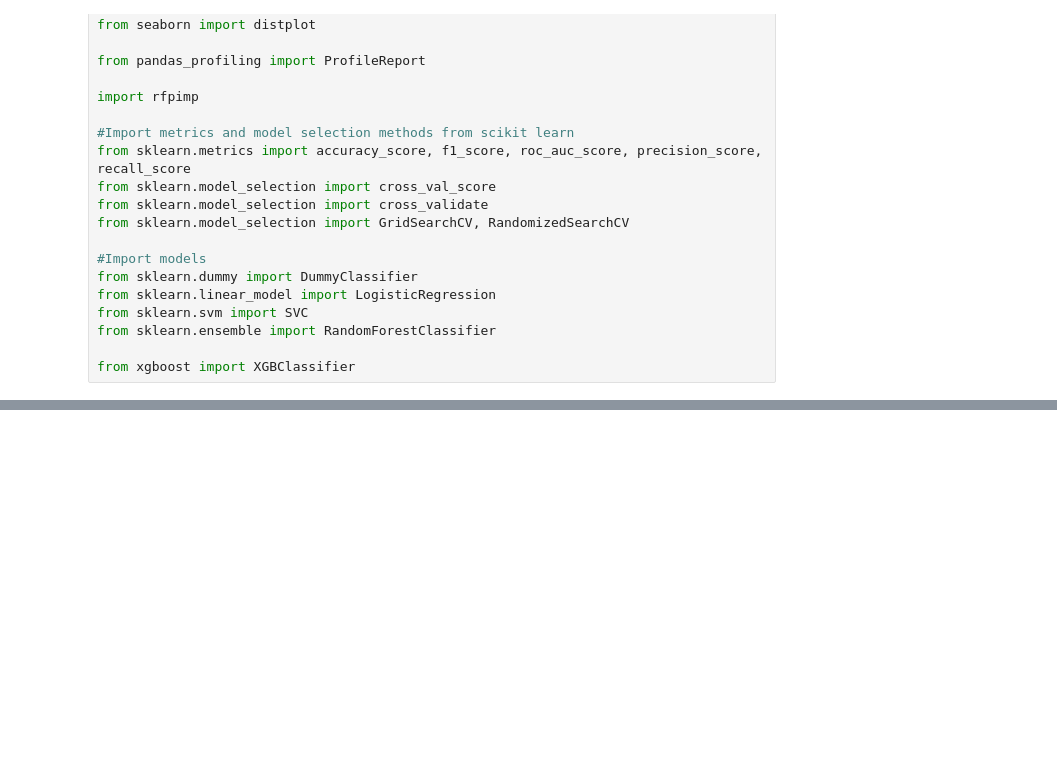
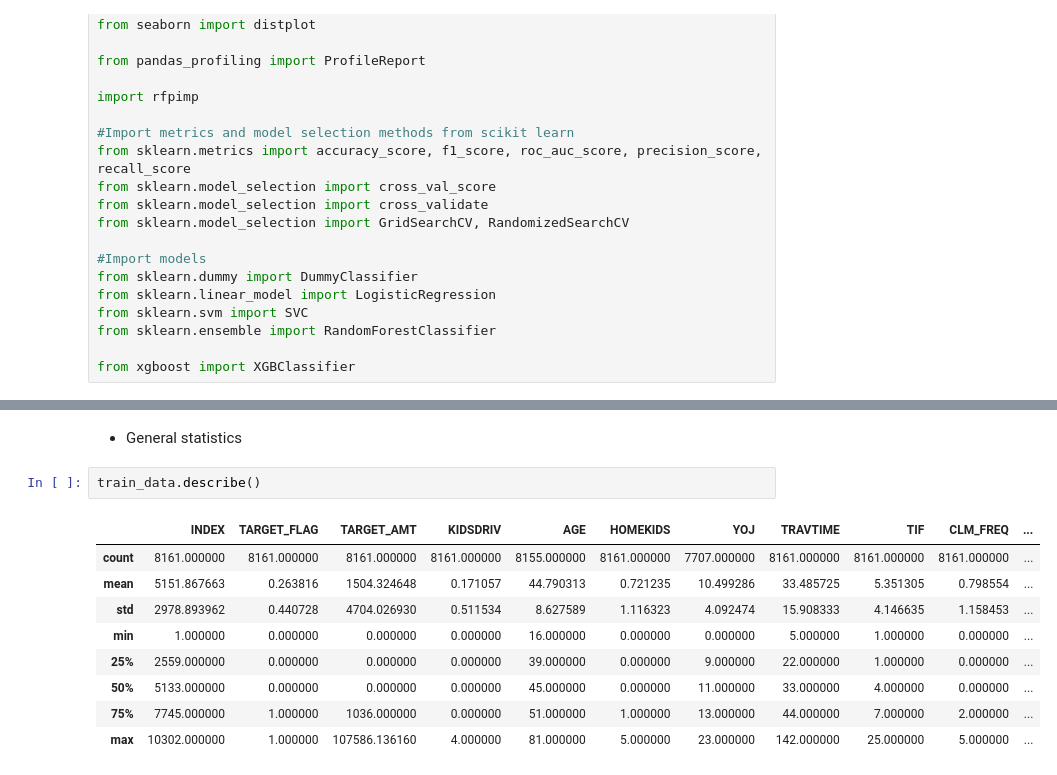
Before and after one commit to MilCL/Insurance_test, a Jupyter notebook: Main.ipynb, the cells around one changed output, grey strips where cells are left out. Saved outputs shown, nothing was run; the diff lists cells and outputs as text; blank space fills up the shorter version.

```diff
--- a/Main.ipynb
+++ b/Main.ipynb
@@ -33,0 +77,14 @@ FileNotFoundError: [Errno 2] No such file or directory: 'train_auto'
+# %% [markdown]
+- General statistics
+# %%
+train_data.describe()
+# %% [output]
+|  | INDEX | TARGET_FLAG | TARGET_AMT | KIDSDRIV | AGE | HOMEKIDS | YOJ | TRAVTIME | TIF | CLM_FREQ | ... |
+| count | 8161.000000 | 8161.000000 | 8161.000000 | 8161.000000 | 8155.000000 | 8161.000000 | 7707.000000 | 8161.000000 | 8161.000000 | 8161.000000 | ... |
+| mean | 5151.867663 | 0.263816 | 1504.324648 | 0.171057 | 44.790313 | 0.721235 | 10.499286 | 33.485725 | 5.351305 | 0.798554 | ... |
+| std | 2978.893962 | 0.440728 | 4704.026930 | 0.511534 | 8.627589 | 1.116323 | 4.092474 | 15.908333 | 4.146635 | 1.158453 | ... |
+| min | 1.000000 | 0.000000 | 0.000000 | 0.000000 | 16.000000 | 0.000000 | 0.000000 | 5.000000 | 1.000000 | 0.000000 | ... |
+| 25% | 2559.000000 | 0.000000 | 0.000000 | 0.000000 | 39.000000 | 0.000000 | 9.000000 | 22.000000 | 1.000000 | 0.000000 | ... |
+| 50% | 5133.000000 | 0.000000 | 0.000000 | 0.000000 | 45.000000 | 0.000000 | 11.000000 | 33.000000 | 4.000000 | 0.000000 | ... |
+| 75% | 7745.000000 | 1.000000 | 1036.000000 | 0.000000 | 51.000000 | 1.000000 | 13.000000 | 44.000000 | 7.000000 | 2.000000 | ... |
+| max | 10302.000000 | 1.000000 | 107586.136160 | 4.000000 | 81.000000 | 5.000000 | 23.000000 | 142.000000 | 25.000000 | 5.000000 | ... |
```
Also changed, not shown: parts of 9 cells of this notebook.
